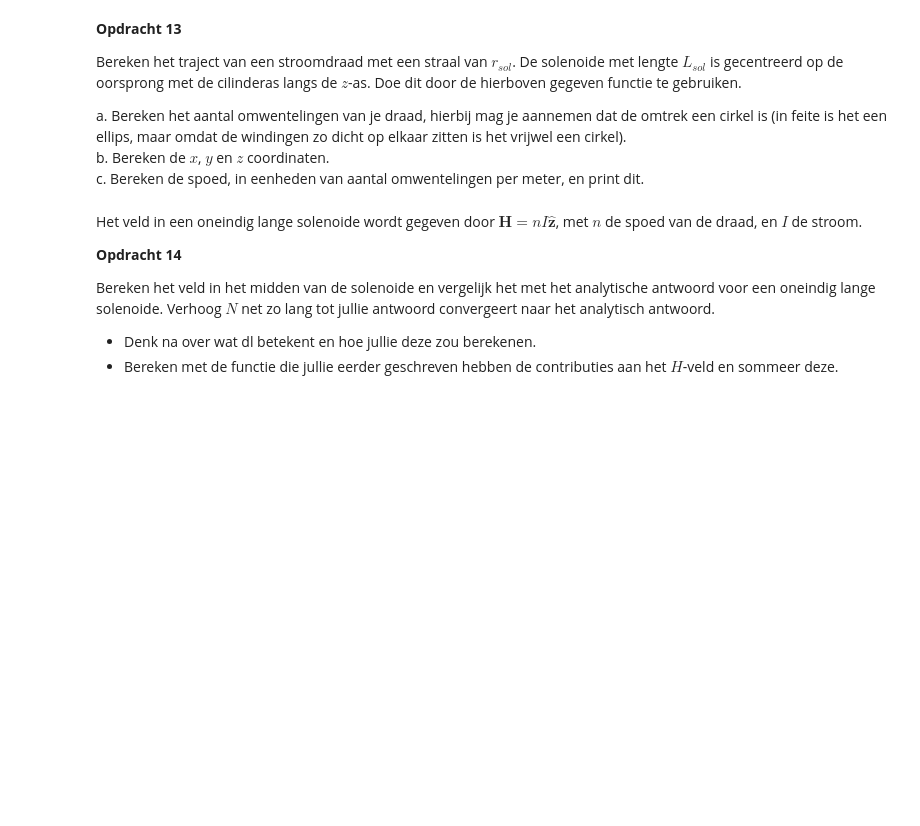
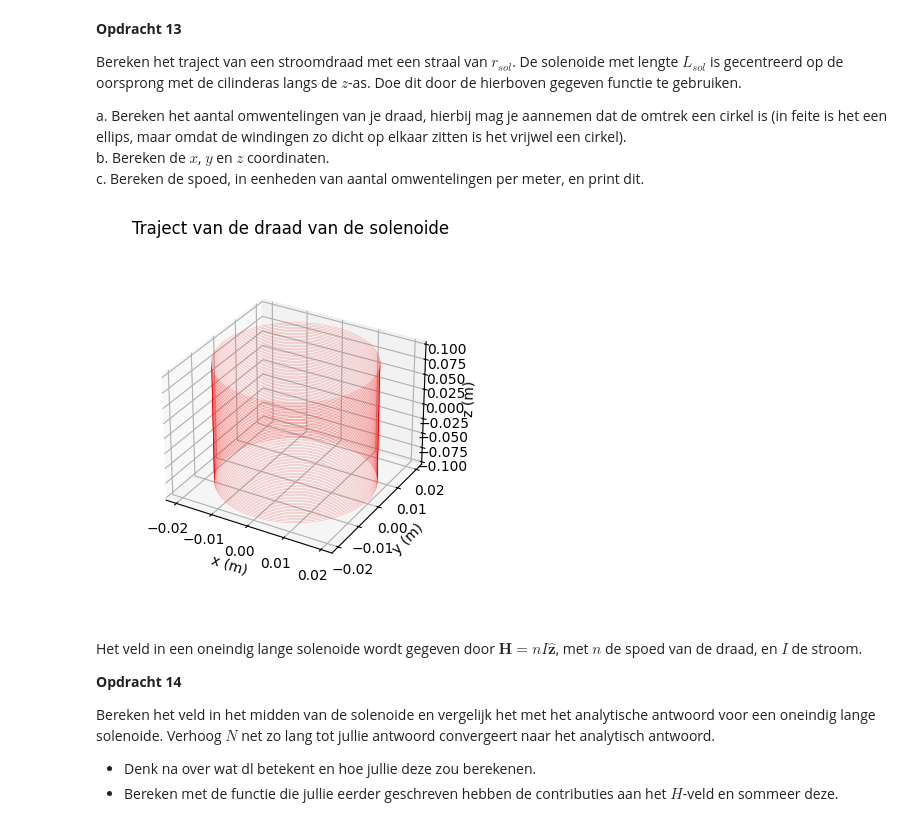
Before and after one commit to gltChboy/opdrachten-DEF-D, a Jupyter notebook: 2KrachtactuatorOpdracht/KrachtactuatorOpdracht.ipynb, the cells around one changed output. Cells and saved outputs as stored; diff of their text form; code cells hidden in the pictures; blank space fills up the shorter version.

```diff
--- a/2KrachtactuatorOpdracht/KrachtactuatorOpdracht.ipynb
+++ b/2KrachtactuatorOpdracht/KrachtactuatorOpdracht.ipynb
@@ -487,17 +536,32 @@ a. Bereken het aantal omwentelingen van je draad, hierbij mag je aannemen dat de
 b. Bereken de $x$, $y$ en $z$ coordinaten.\
 c. Bereken de spoed, in eenheden van aantal omwentelingen per meter, en print dit.
 # %%
-l_draad = # Lengte draad
-r_sol = # Straal solenoide
-L_sol = # Lengte solenoide
-N = # Aantal wikkeling
+# voorbeeldwaarden (zelf aanpassen!)
+l_draad = 10       # meter
+r_sol = 0.02       # meter
+L_sol = 0.2        # meter
+
+# a. aantal windingen
+N = l_draad / (2 * np.pi * r_sol)
+
+# parameter
+t = np.linspace(0, 2*np.pi*N, 5000)
+
+# b. coordinaten
+x = r_sol * np.cos(t)
+y = r_sol * np.sin(t)
+z = np.linspace(-L_sol/2, L_sol/2, len(t))
 
 # Enkele plots
 ax=plt.figure().add_subplot(projection='3d')
 plt.title('Traject van de draad van de solenoide')
 plt.plot(x, y, z, '-r', linewidth=0.1)
 ax.set_box_aspect(aspect=None, zoom=0.8)
 ax.set_xlabel('x (m)'), ax.set_ylabel('y (m)'), ax.set_zlabel('z (m)')
+
+plt.show()
+# %% [output]
+[figure, added]
 # %% [markdown]
 Het veld in een oneindig lange solenoide wordt gegeven door $\mathbf{H} = n I \hat{\mathbf{z}}$, met $n$ de spoed van de draad, en $I$ de stroom.
 
```
Also changed, not shown: parts of 5 cells of this notebook.
